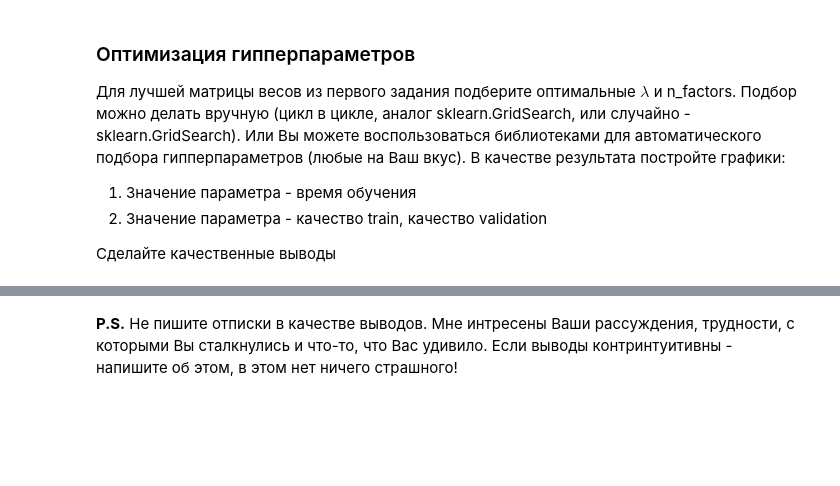
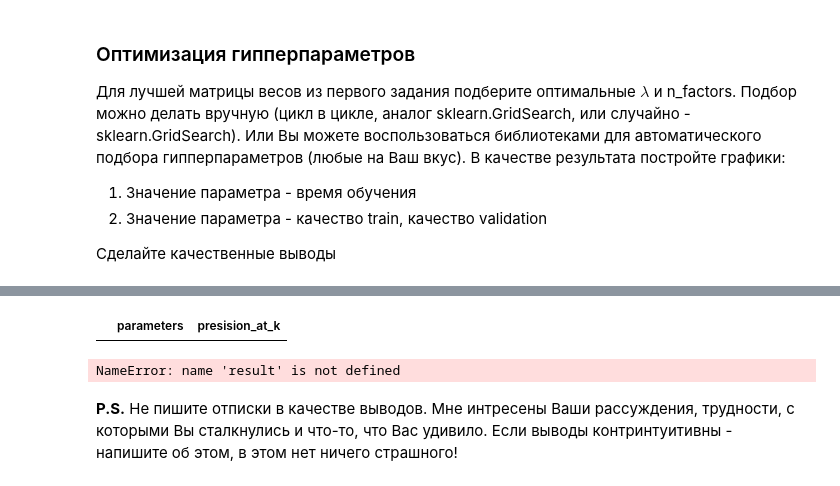
Before and after one commit to AndreiBazhenau/gb, a Jupyter notebook: rec_sys/hw3.ipynb, the cells around one changed output, grey strips where cells are left out. Drawn from its saved outputs; the diff is of its cells as text; code cells hidden in the pictures; blank space fills up the shorter version.

```diff
--- a/rec_sys/hw3.ipynb
+++ b/rec_sys/hw3.ipynb
@@ -299,0 +657,11 @@ result.head(2)
+# %%
+df_res = pd.DataFrame(columns=['parameters', 'presision_at_k'])
+df_res
+df_res
+# %% [output]
+|  | parameters | presision_at_k |
+# %%
+for column in result.columns[2:]:
+    print(column, round(result.apply(lambda row: precision_at_k(row[column], row['actual']), axis=1).mean(), 3))
+# %% [output]
+NameError: name 'result' is not defined
```
Also changed, not shown: parts of 33 cells of this notebook, 2 other files.
